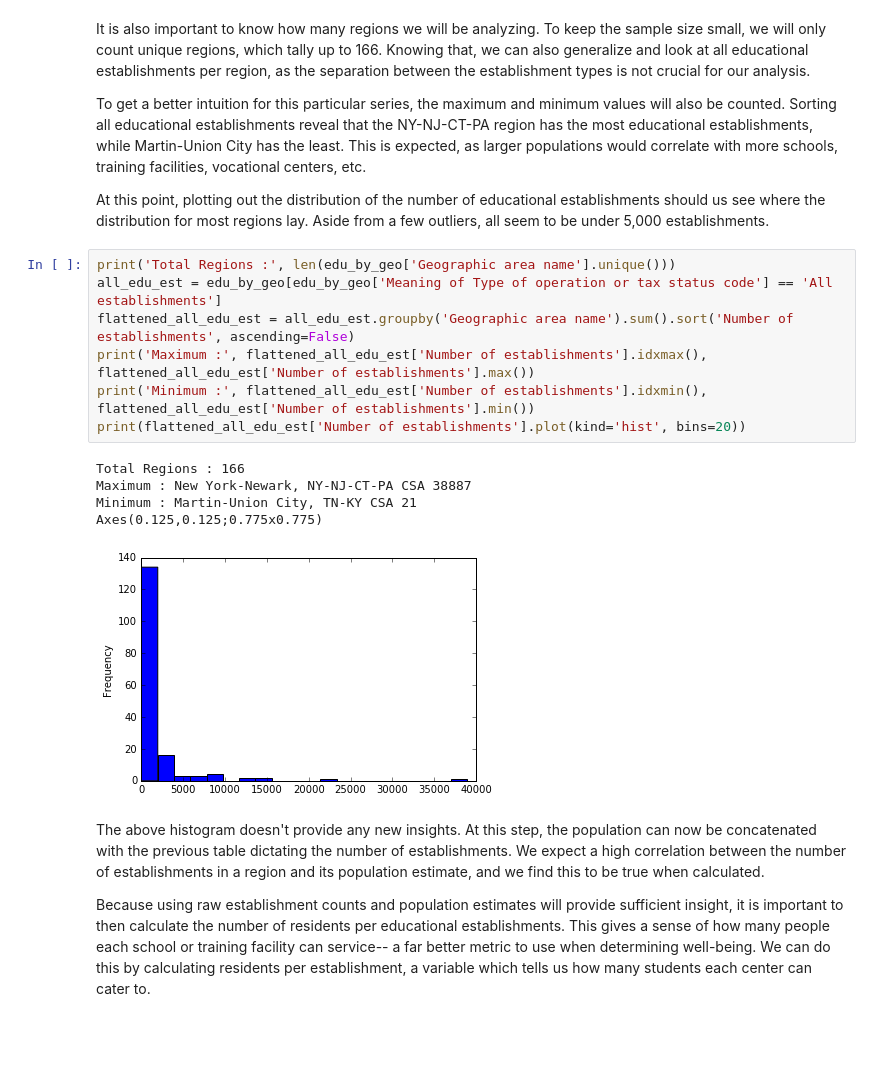
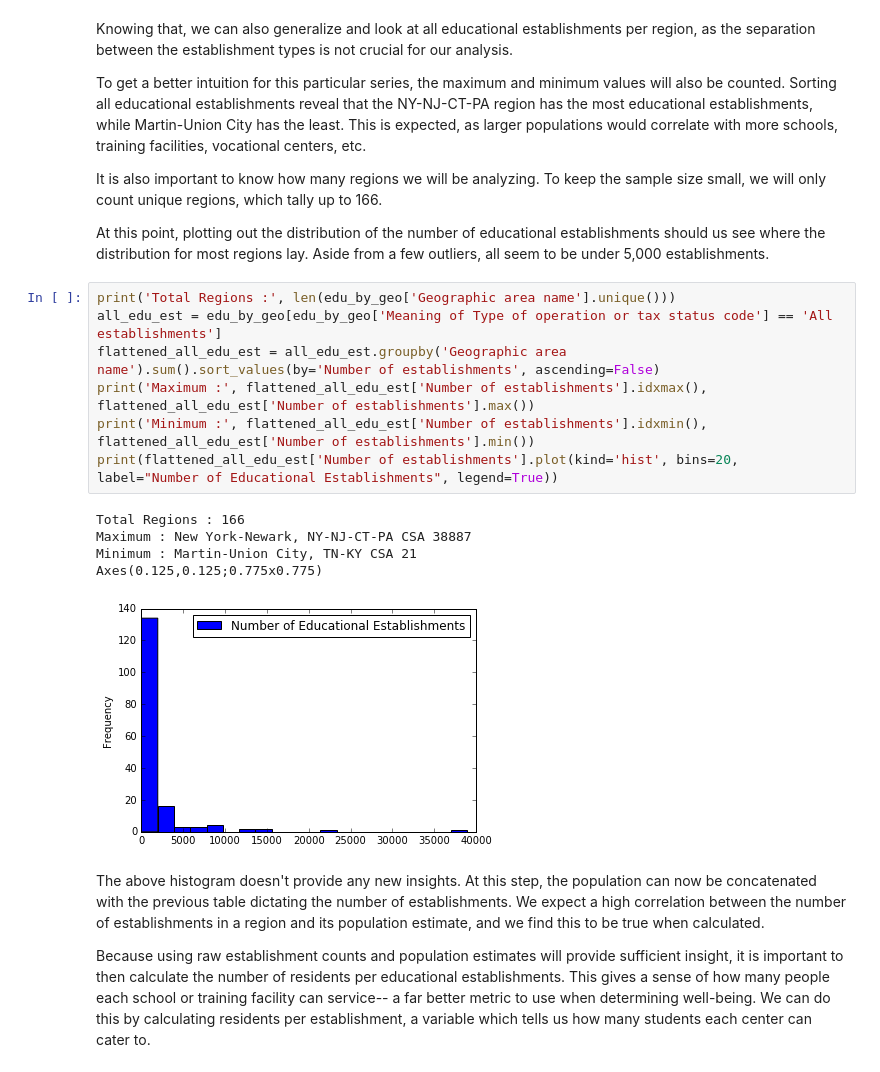
Before and after one commit to jacobjzhang/applied-stats-midterm, a Jupyter notebook: midterm-project.ipynb, the cells around one changed output. Cells and saved outputs as stored; diff of their text form; blank space fills up the shorter version.

```diff
--- a/midterm-project.ipynb
+++ b/midterm-project.ipynb
@@ -61,24 +63,26 @@ Flight training                                             224
 Business and secretarial schools                            186
 Name: Meaning of 2012 NAICS code, dtype: int64
 # %% [markdown]
-It is also important to know how many regions we will be analyzing. To keep the sample size small, we will only count unique regions, which tally up to 166. Knowing that, we can also generalize and look at all educational establishments per region, as the separation between the establishment types is not crucial for our analysis.
+Knowing that, we can also generalize and look at all educational establishments per region, as the separation between the establishment types is not crucial for our analysis.
 
 To get a better intuition for this particular series, the maximum and minimum values will also be counted. Sorting all educational establishments reveal that the NY-NJ-CT-PA region has the most educational establishments, while Martin-Union City has the least. This is expected, as larger populations would correlate with more schools, training facilities, vocational centers, etc.
 
+It is also important to know how many regions we will be analyzing. To keep the sample size small, we will only count unique regions, which tally up to 166.
+
 At this point, plotting out the distribution of the number of educational establishments should us see where the distribution for most regions lay. Aside from a few outliers, all seem to be under 5,000 establishments.
 # %%
 print('Total Regions :', len(edu_by_geo['Geographic area name'].unique()))
 all_edu_est = edu_by_geo[edu_by_geo['Meaning of Type of operation or tax status code'] == 'All establishments']
-flattened_all_edu_est = all_edu_est.groupby('Geographic area name').sum().sort('Number of establishments', ascending=False)
+flattened_all_edu_est = all_edu_est.groupby('Geographic area name').sum().sort_values(by='Number of establishments', ascending=False)
 print('Maximum :', flattened_all_edu_est['Number of establishments'].idxmax(), flattened_all_edu_est['Number of establishments'].max())
 print('Minimum :', flattened_all_edu_est['Number of establishments'].idxmin(), flattened_all_edu_est['Number of establishments'].min())
-print(flattened_all_edu_est['Number of establishments'].plot(kind='hist', bins=20))
+print(flattened_all_edu_est['Number of establishments'].plot(kind='hist', bins=20, label="Number of Educational Establishments", legend=True))
 # %% [output]
 Total Regions : 166
 Maximum : New York-Newark, NY-NJ-CT-PA CSA 38887
 Minimum : Martin-Union City, TN-KY CSA 21
 Axes(0.125,0.125;0.775x0.775)
-[figure, old version]
+[figure, new version]
 # %% [markdown]
 The above histogram doesn't provide any new insights. At this step, the population can now be concatenated with the previous table dictating the number of establishments. We expect a high correlation between the number of establishments in a region and its population estimate, and we find this to be true when calculated.
 
```
Also changed, not shown: parts of 21 cells of this notebook.
